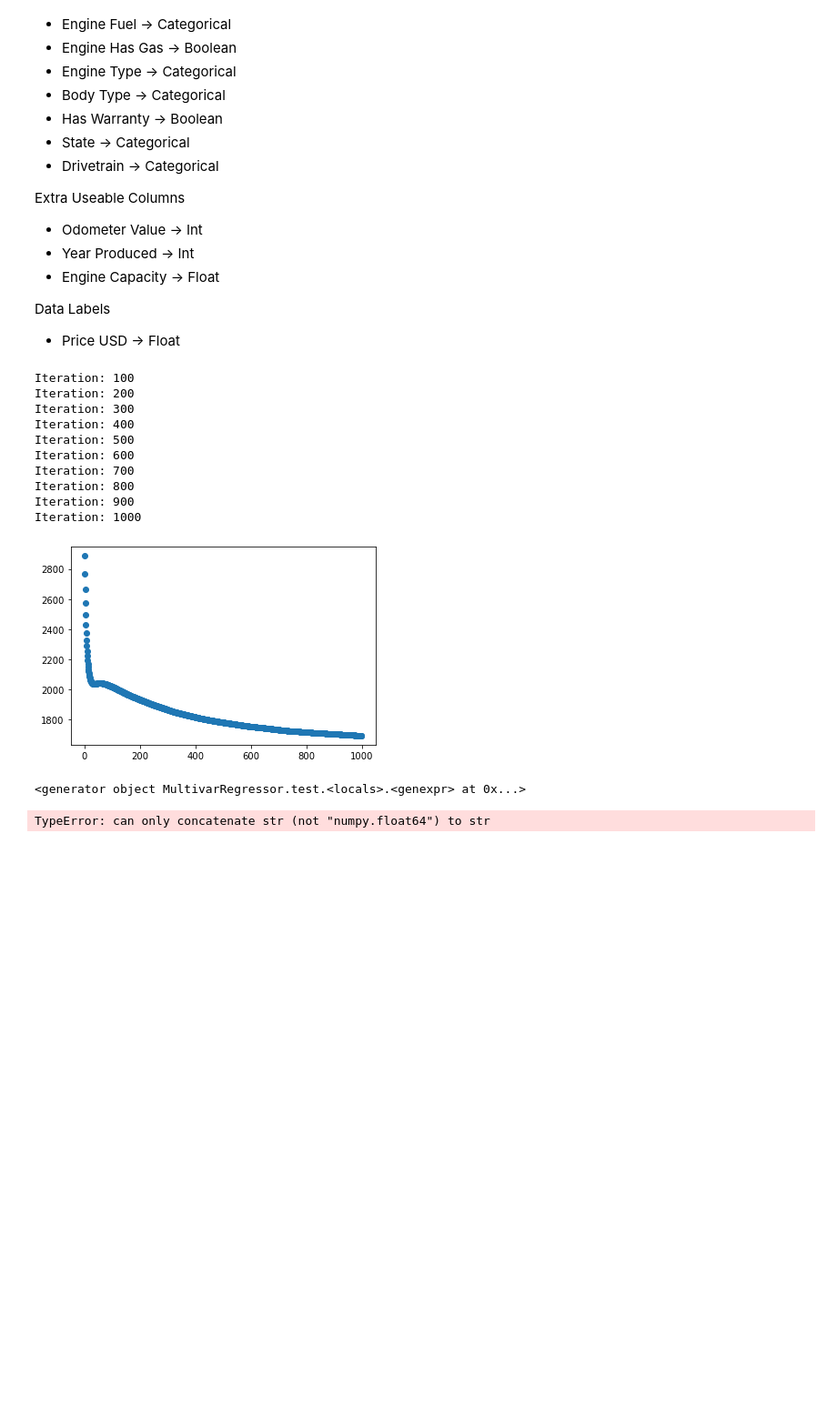
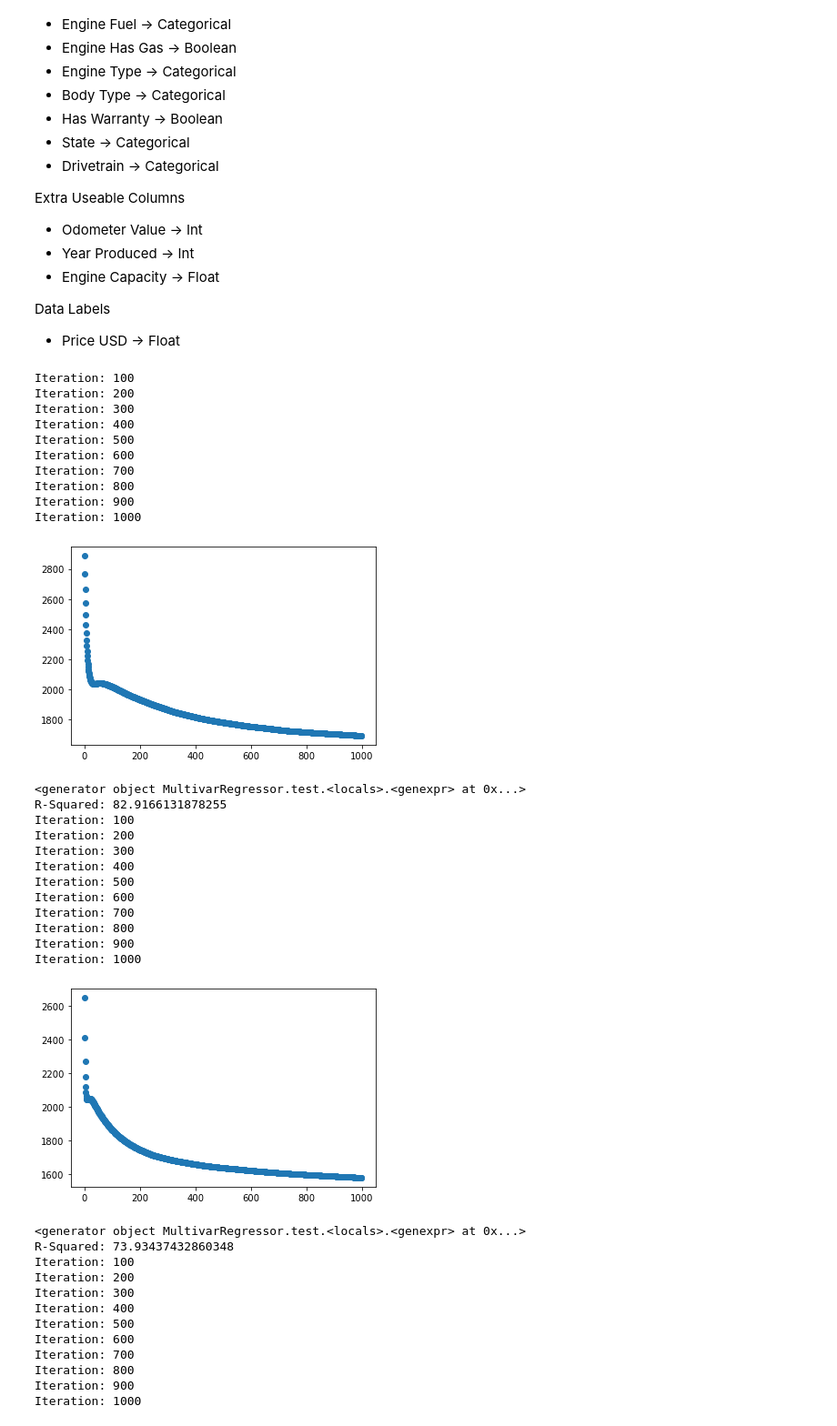
Before and after one commit to br34th3r/Intro-to-AI-Coursework, a Jupyter notebook: MultivarRegressor.ipynb, the cells around one changed output. Shown at 91% size. Drawn from its saved outputs; the diff is of its cells as text; code cells hidden in the pictures; blank space fills up the shorter version.

```diff
--- a/MultivarRegressor.ipynb
+++ b/MultivarRegressor.ipynb
@@ -107,6 +107,9 @@ class MultivarRegressor():
         self.y = self.y.iloc[:self.split]
         self.theta = np.array([0] * len(self.X.columns))
         self.m = len(self.X)
+
+    def resetModel(self):
+        self.theta = np.array([0] * len(self.X.columns))
 
     def computeCost(self):
         y1 = self.hypothesis(self.theta, self.X)
@@ -162,22 +165,47 @@ class MultivarRegressor():
         return theta * X
 # %%
 carsRegressor = MultivarRegressor(dataset)
-# %%
-carsRegressor.train(0.01, 1000, print_thresh=100)
-# %% [output]
-Iteration: 100
-Iteration: 200
-Iteration: 300
-Iteration: 400
-Iteration: 500
-Iteration: 600
-Iteration: 700
-Iteration: 800
-Iteration: 900
-Iteration: 1000
-[figure, removed]
-# %%
-print(carsRegressor.test())
-# %% [output]
-<generator object MultivarRegressor.test.<locals>.<genexpr> at 0x...>
-TypeError: can only concatenate str (not "numpy.float64") to str
+# %%
+alphas = [0.01, 0.03, 0.05, 0.001, 0.003, 0.005]
+
+for alpha in alphas:
+    carsRegressor.resetModel()
+    carsRegressor.train(alpha, 1000, print_thresh=100)
+    print(carsRegressor.test())
+# %% [output]
+Iteration: 100
+Iteration: 200
+Iteration: 300
+Iteration: 400
+Iteration: 500
+Iteration: 600
+Iteration: 700
+Iteration: 800
+Iteration: 900
+Iteration: 1000
+[figure, added]
+<generator object MultivarRegressor.test.<locals>.<genexpr> at 0x...>
+R-Squared: 82.9166131878255
+Iteration: 100
+Iteration: 200
+Iteration: 300
+Iteration: 400
+Iteration: 500
+Iteration: 600
+Iteration: 700
+Iteration: 800
+Iteration: 900
+Iteration: 1000
+[figure, added]
+<generator object MultivarRegressor.test.<locals>.<genexpr> at 0x...>
+R-Squared: 73.93437432860348
+Iteration: 100
+Iteration: 200
+Iteration: 300
+Iteration: 400
+Iteration: 500
+Iteration: 600
+Iteration: 700
+Iteration: 800
+Iteration: 900
+Iteration: 1000
```
Also changed, not shown: parts of 1 cell of this notebook, 1 other file.
